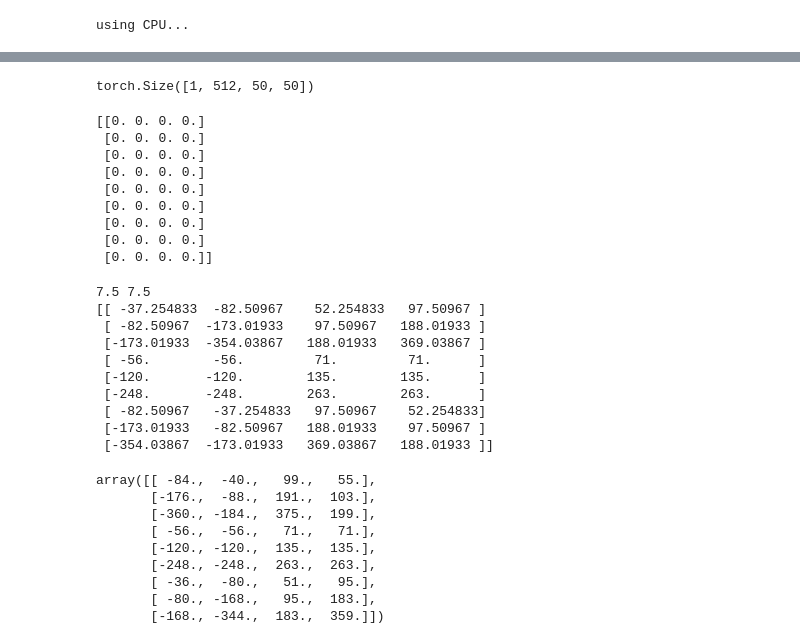
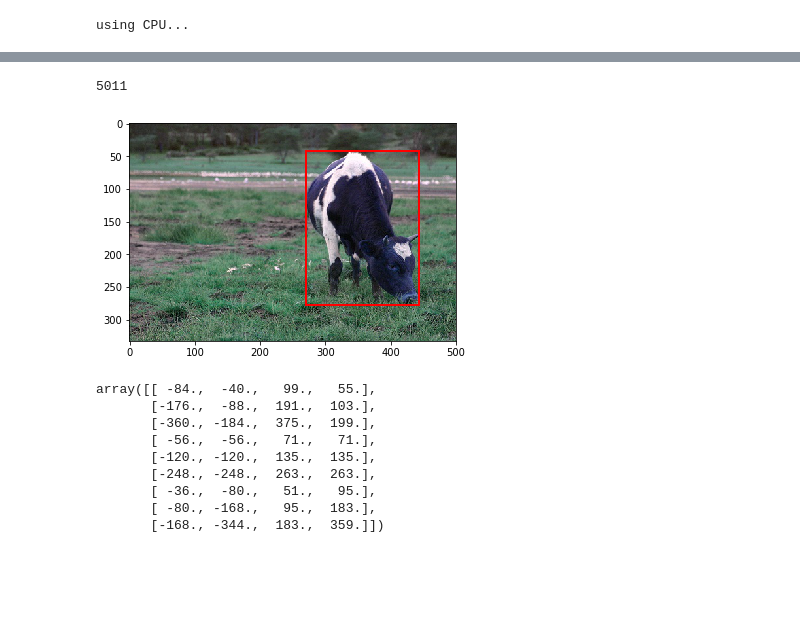
Before and after one commit to hktxt/fasterrcnn, a Jupyter notebook: train.ipynb, the cells around one changed output, grey strips where cells are left out. Saved outputs shown, nothing was run; the diff lists cells and outputs as text; code cells hidden in the pictures; blank space fills up the shorter version.

```diff
--- a/train.ipynb
+++ b/train.ipynb
@@ -74,55 +15,11 @@ faster_rcnn_fe_extractor = nn.Sequential(*req_features)
-# %%
-out_map = faster_rcnn_fe_extractor(image)
-print(out_map.size())
-# %% [output]
-torch.Size([1, 512, 50, 50])
-# %%
-import numpy as np
-ratios = [0.5, 1, 2]
-anchor_scales = [8, 16, 32]
-
-anchor_base = np.zeros((len(ratios) * len(anchor_scales), 4), dtype=np.float32)
-
-print(anchor_base)
-# %% [output]
-[[0. 0. 0. 0.]
- [0. 0. 0. 0.]
- [0. 0. 0. 0.]
- [0. 0. 0. 0.]
- [0. 0. 0. 0.]
- [0. 0. 0. 0.]
- [0. 0. 0. 0.]
- [0. 0. 0. 0.]
- [0. 0. 0. 0.]]
-# %%
-ctr_y = (sub_sample-1) / 2.
-ctr_x = (sub_sample-1) / 2.
-
-print(ctr_y, ctr_x)
-# Out: (8, 8)
-for i in range(len(ratios)):
-    for j in range(len(anchor_scales)):
-        h = sub_sample * anchor_scales[j] * np.sqrt(ratios[i])
-        w = sub_sample * anchor_scales[j] * np.sqrt(1./ ratios[i])
-
-        index = i * len(anchor_scales) + j
-
-        anchor_base[index, 0] = ctr_y - (h-1) / 2.
-        anchor_base[index, 1] = ctr_x - (w-1) / 2.
-        anchor_base[index, 2] = ctr_y + (h-1) / 2.
-        anchor_base[index, 3] = ctr_x + (w-1) / 2.
-print(anchor_base)
-# %% [output]
-7.5 7.5
-[[ -37.254833  -82.50967    52.254833   97.50967 ]
- [ -82.50967  -173.01933    97.50967   188.01933 ]
- [-173.01933  -354.03867   188.01933   369.03867 ]
- [ -56.        -56.         71.         71.      ]
- [-120.       -120.        135.        135.      ]
- [-248.       -248.        263.        263.      ]
- [ -82.50967   -37.254833   97.50967    52.254833]
- [-173.01933   -82.50967   188.01933    97.50967 ]
- [-354.03867  -173.01933   369.03867   188.01933 ]]
+# %%
+trainset = LoadDataset(opt.data_dir, opt.split);len(trainset)
+# %% [output]
+5011
+# %%
+show_one_image(trainset)
+# %% [output]
+[figure, added]
 # %%
 import numpy as np
 # https://github.com/rbgirshick/py-faster-rcnn/blob/master/lib/rpn/generate_anchors.py
```
Also changed, not shown: parts of 17 cells of this notebook, 11 other files.
